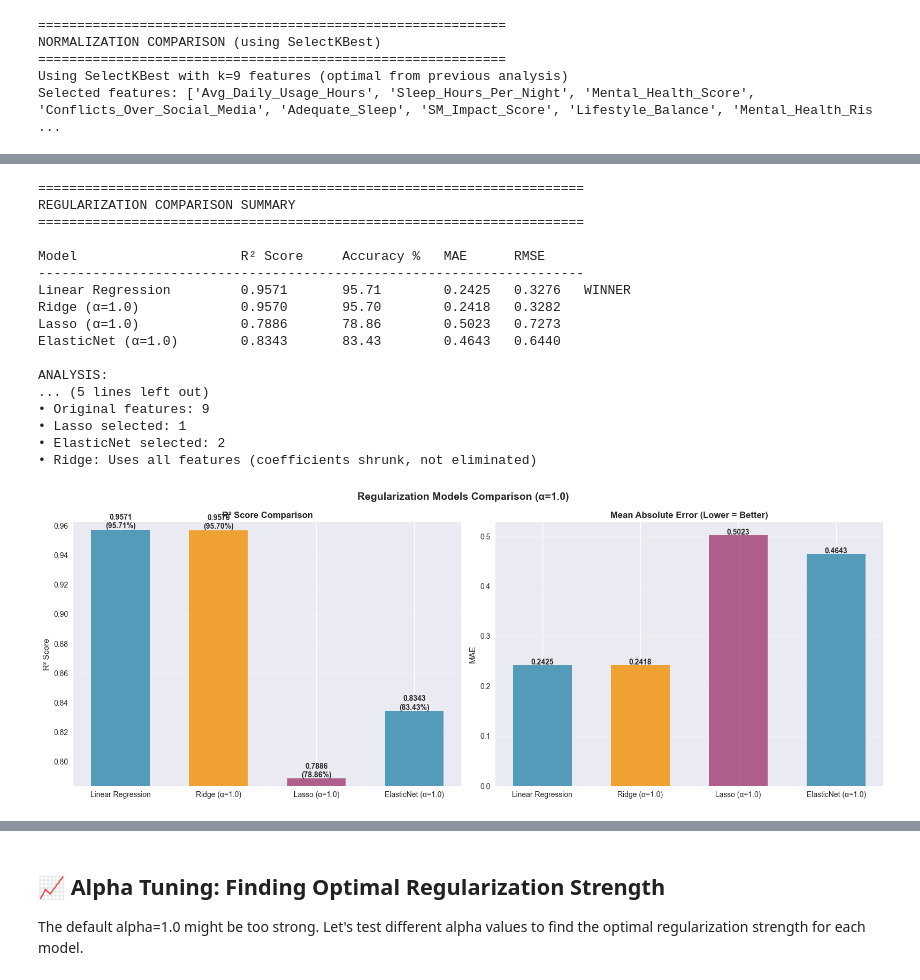
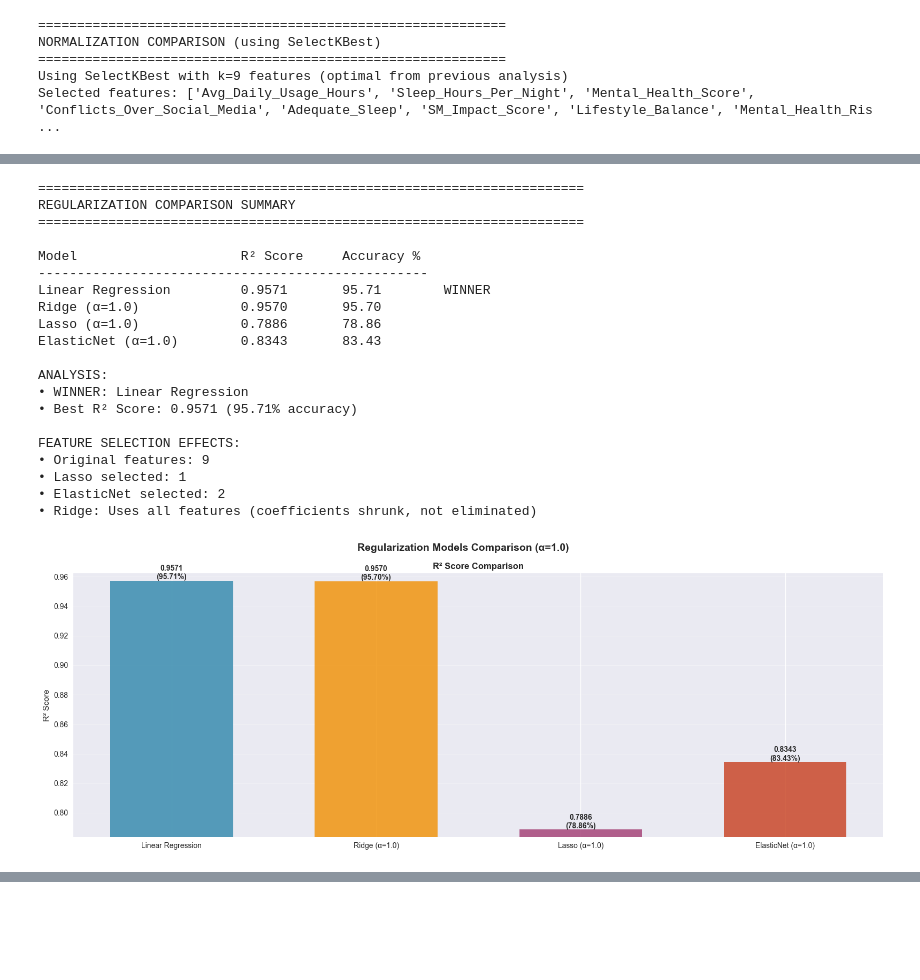
Before and after one commit to tsaqifimtinan/finalproject-kel-8-pm-d, a Jupyter notebook: linear-regression/linear_regression_analysis.ipynb, the cells around one changed output, grey strips where cells are left out. Drawn from its saved outputs; the diff is of its cells as text; code cells hidden in the pictures; blank space fills up the shorter version.

Commit message:
Cleaned Linear Regression Notebook

```diff
--- a/linear-regression/linear_regression_analysis.ipynb
+++ b/linear-regression/linear_regression_analysis.ipynb
@@ -604,9 +586,7 @@ lr_baseline.fit(X_train_best, y_train)
 y_pred_baseline = lr_baseline.predict(X_test_best)
 
 baseline_metrics = {
-    'R2': r2_score(y_test, y_pred_baseline),
-    'MAE': mean_absolute_error(y_test, y_pred_baseline),
-    'RMSE': np.sqrt(mean_squared_error(y_test, y_pred_baseline))
+    'R2': r2_score(y_test, y_pred_baseline)
 }
 regularization_results['Linear Regression'] = baseline_metrics
 print_metrics(baseline_metrics, "Linear Regression (Baseline)")
@@ -619,9 +599,7 @@ ridge_model.fit(X_train_best, y_train)
 y_pred_ridge = ridge_model.predict(X_test_best)
 
 ridge_metrics = {
-    'R2': r2_score(y_test, y_pred_ridge),
-    'MAE': mean_absolute_error(y_test, y_pred_ridge),
-    'RMSE': np.sqrt(mean_squared_error(y_test, y_pred_ridge))
+    'R2': r2_score(y_test, y_pred_ridge)
 }
 regularization_results['Ridge (α=1.0)'] = ridge_metrics
 print_metrics(ridge_metrics, "Ridge Regression")
@@ -634,9 +612,7 @@ lasso_model.fit(X_train_best, y_train)
 y_pred_lasso = lasso_model.predict(X_test_best)
 
 lasso_metrics = {
-    'R2': r2_score(y_test, y_pred_lasso),
-    'MAE': mean_absolute_error(y_test, y_pred_lasso),
-    'RMSE': np.sqrt(mean_squared_error(y_test, y_pred_lasso))
+    'R2': r2_score(y_test, y_pred_lasso)
 }
 regularization_results['Lasso (α=1.0)'] = lasso_metrics
 print_metrics(lasso_metrics, "Lasso Regression")
@@ -653,9 +629,7 @@ elasticnet_model.fit(X_train_best, y_train)
 y_pred_elasticnet = elasticnet_model.predict(X_test_best)
 
 elasticnet_metrics = {
-    'R2': r2_score(y_test, y_pred_elasticnet),
-    'MAE': mean_absolute_error(y_test, y_pred_elasticnet),
-    'RMSE': np.sqrt(mean_squared_error(y_test, y_pred_elasticnet))
+    'R2': r2_score(y_test, y_pred_elasticnet)
 }
 regularization_results['ElasticNet (α=1.0)'] = elasticnet_metrics
 print_metrics(elasticnet_metrics, "ElasticNet Regression")
@@ -688,17 +662,17 @@ print("REGULARIZATION COMPARISON SUMMARY")
 print("="*70)
 
 # Results table
-print(f"\n{'Model':<25} {'R² Score':<12} {'Accuracy %':<12} {'MAE':<8} {'RMSE':<8}")
-print("-" * 70)
+print(f"\n{'Model':<25} {'R² Score':<12} {'Accuracy %':<12}")
+print("-" * 50)
 
 r2_values = [regularization_results[k]['R2'] for k in regularization_results.keys()]
 max_r2, min_r2 = max(r2_values), min(r2_values)
 is_tie = abs(max_r2 - min_r2) < 1e-4
 
 for model, metrics in regularization_results.items():
-    r2, mae, rmse = metrics['R2'], metrics['MAE'], metrics['RMSE']
+    r2 = metrics['R2']
     status = "TIE" if is_tie else ("WINNER" if abs(r2 - max_r2) < 1e-6 else "")
-    print(f"{model:<25} {r2:<12.4f} {r2*100:<12.2f} {mae:<8.4f} {rmse:<8.4f} {status}")
+    print(f"{model:<25} {r2:<12.4f} {r2*100:<12.2f} {status}")
 
 # Analysis
 print(f"\nANALYSIS:")
@@ -707,40 +681,72 @@ if is_tie:
     print(f"• Default alpha=1.0 may be too strong for this dataset")
     print(f"• Linear regression baseline is competitive")
 else:
     winner = max(regularization_results.keys(), key=lambda k: regularization_results[k]['R2'])
-    improvement = ((max_r2 - min_r2) / min_r2) * 100
     print(f"• WINNER: {winner}")
     print(f"• Best R² Score: {max_r2:.4f} ({max_r2*100:.2f}% accuracy)")
-    print(f"• Performance Improvement: {improvement:.3f}%")
 
 print(f"\nFEATURE SELECTION EFFECTS:")
 print(f"• Original features: {len(selected_feature_names)}")
 print(f"• Lasso selected: {lasso_selected_features}")
 print(f"• ElasticNet selected: {elastic_selected_features}")
 print(f"• Ridge: Uses all features (coefficients shrunk, not eliminated)")
 
 # Visualization
 create_comparison_visualization(
     regularization_results,
     'Regularization Models Comparison (α=1.0)',
     figsize=(16, 6)
 )
+
+# Final Regularization Summary
+print(f"\nREGULARIZATION ANALYSIS CONCLUSIONS:")
+print(f"="*50)
+
+# Check if regularization helps compared to baseline
+baseline_r2 = regularization_results['Linear Regression']['R2']
+ridge_r2 = regularization_results['Ridge (α=1.0)']['R2']
+lasso_r2 = regularization_results['Lasso (α=1.0)']['R2']
+elastic_r2 = regularization_results['ElasticNet (α=1.0)']['R2']
+
+improvement_ridge = ((ridge_r2 - baseline_r2) / baseline_r2) * 100
+improvement_lasso = ((lasso_r2 - baseline_r2) / baseline_r2) * 100
+improvement_elastic = ((elastic_r2 - baseline_r2) / baseline_r2) * 100
+
+print(f"• Ridge improvement: {improvement_ridge:+.3f}%")
+print(f"• Lasso improvement: {improvement_lasso:+.3f}%")
+print(f"• ElasticNet improvement: {improvement_elastic:+.3f}%")
+
+if max(improvement_ridge, improvement_lasso, improvement_elastic) < 0.1:
+    print(f"\nFINDING: Regularization provides minimal benefit (<0.1% improvement)")
+    print(f"This suggests the dataset is not overfitting with linear regression.")
+    print(f"The SelectKBest feature selection already provides good generalization.")
+    print(f"RECOMMENDATION: Use standard Linear Regression for simplicity.")
+else:
+    print(f"\nFINDING: Regularization provides meaningful improvement")
+    print(f"Consider using the best-performing regularized model.")
+
+    # Find best regularized model
+    best_reg_model = max([('Ridge', ridge_r2), ('Lasso', lasso_r2), ('ElasticNet', elastic_r2)], key=lambda x: x[1])
+    print(f"RECOMMENDATION: Use {best_reg_model[0]} (R² = {best_reg_model[1]:.4f})")
 # %% [output]
 ======================================================================
 REGULARIZATION COMPARISON SUMMARY
 ======================================================================
 
-Model                     R² Score     Accuracy %   MAE      RMSE
-----------------------------------------------------------------------
-Linear Regression         0.9571       95.71        0.2425   0.3276   WINNER
-Ridge (α=1.0)             0.9570       95.70        0.2418   0.3282
-Lasso (α=1.0)             0.7886       78.86        0.5023   0.7273
-ElasticNet (α=1.0)        0.8343       83.43        0.4643   0.6440
+Model                     R² Score     Accuracy %
+--------------------------------------------------
+Linear Regression         0.9571       95.71        WINNER
+Ridge (α=1.0)             0.9570       95.70
+Lasso (α=1.0)             0.7886       78.86
+ElasticNet (α=1.0)        0.8343       83.43
 
 ANALYSIS:
-... (5 lines left out)
+• WINNER: Linear Regression
+• Best R² Score: 0.9571 (95.71% accuracy)
+
+FEATURE SELECTION EFFECTS:
 • Original features: 9
 • Lasso selected: 1
 • ElasticNet selected: 2
 • Ridge: Uses all features (coefficients shrunk, not eliminated)
-[figure, old version]
+[figure, new version]
@@ -747,4 +762,0 @@ ANALYSIS:
-# %% [markdown]
-## 📈 Alpha Tuning: Finding Optimal Regularization Strength
-
-The default alpha=1.0 might be too strong. Let's test different alpha values to find the optimal regularization strength for each model.
```
Also changed, not shown: parts of 12 cells of this notebook.
